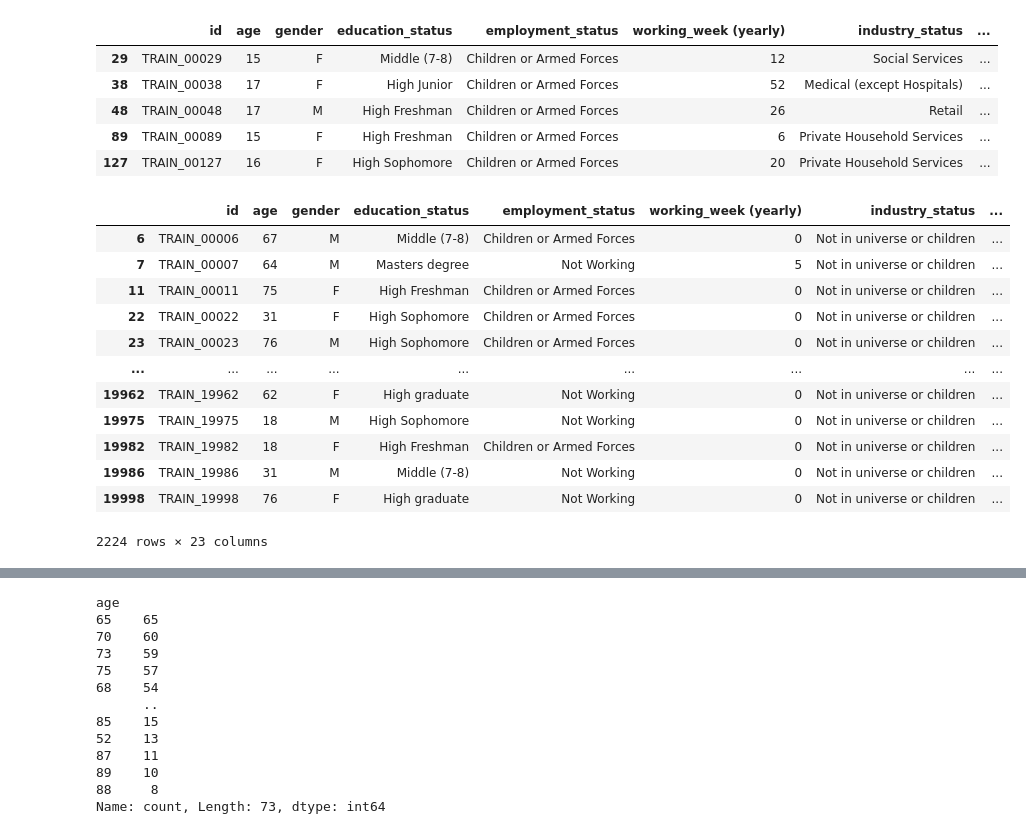
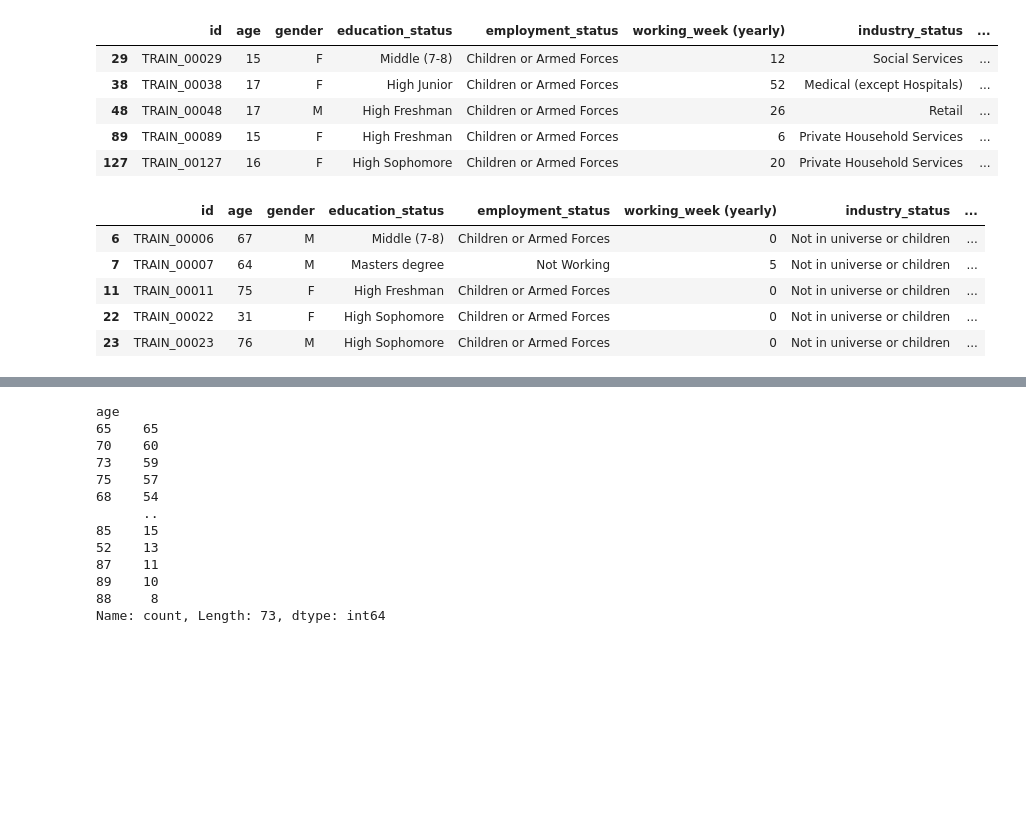
Before and after one commit to benidjor/income-prediction-dacon, a Jupyter notebook: preprocessing-income-prediction.ipynb, the cells around one changed output, grey strips where cells are left out. Drawn from its saved outputs; the diff is of its cells as text; code cells hidden in the pictures; blank space fills up the shorter version.

```diff
--- a/preprocessing-income-prediction.ipynb
+++ b/preprocessing-income-prediction.ipynb
@@ -381,21 +396,14 @@ train_df[(train_df.age<18) & (train_df.occupation_status!="Unknown")].head()
 | 127 | TRAIN_00127 | 16 | F | High Sophomore | Children or Armed Forces | 20 | Private Household Services | ... |
 # %%
 # 18세 이상 (성인)인데 occupation_status가 Unknown인 사람들 (2224먕)
-train_df[(train_df.age>=18) & (train_df.occupation_status=="Unknown")]
+train_df[(train_df.age>=18) & (train_df.occupation_status=="Unknown")].head()
 # %% [output]
 |  | id | age | gender | education_status | employment_status | working_week (yearly) | industry_status | ... |
 | 6 | TRAIN_00006 | 67 | M | Middle (7-8) | Children or Armed Forces | 0 | Not in universe or children | ... |
 | 7 | TRAIN_00007 | 64 | M | Masters degree | Not Working | 5 | Not in universe or children | ... |
 | 11 | TRAIN_00011 | 75 | F | High Freshman | Children or Armed Forces | 0 | Not in universe or children | ... |
 | 22 | TRAIN_00022 | 31 | F | High Sophomore | Children or Armed Forces | 0 | Not in universe or children | ... |
 | 23 | TRAIN_00023 | 76 | M | High Sophomore | Children or Armed Forces | 0 | Not in universe or children | ... |
-| ... | ... | ... | ... | ... | ... | ... | ... | ... |
-| 19962 | TRAIN_19962 | 62 | F | High graduate | Not Working | 0 | Not in universe or children | ... |
-| 19975 | TRAIN_19975 | 18 | M | High Sophomore | Not Working | 0 | Not in universe or children | ... |
-| 19982 | TRAIN_19982 | 18 | F | High Freshman | Children or Armed Forces | 0 | Not in universe or children | ... |
-| 19986 | TRAIN_19986 | 31 | M | Middle (7-8) | Not Working | 0 | Not in universe or children | ... |
-| 19998 | TRAIN_19998 | 76 | F | High graduate | Not Working | 0 | Not in universe or children | ... |
-2224 rows × 23 columns
 # %%
 # 미국 군인 (준장 이하) 일반적으로 62세 정년
 # 이 사람들 중 employment_status이 Children or Armed Forces	인 사람들은 어디에도 해당하지 않음
```
Also changed, not shown: parts of 19 cells of this notebook.
